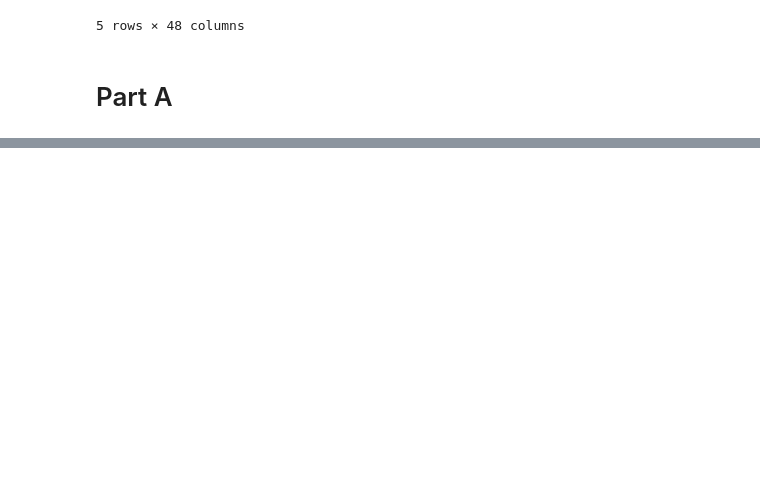
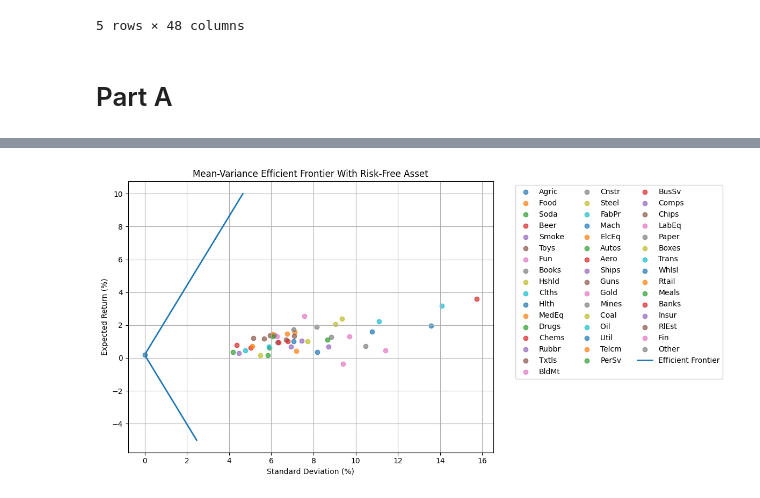
Before and after one commit to alessbressan/FINA60602A, a Jupyter notebook: ab_tp1.ipynb, the cells around one changed output, grey strips where cells are left out. Cells and saved outputs as stored; diff of their text form; code cells hidden in the pictures; blank space fills up the shorter version.

```diff
--- a/ab_tp1.ipynb
+++ b/ab_tp1.ipynb
@@ -97,0 +92,15 @@ plt.show()
+# %%
+# Question 2
+risk_free = pd.read_csv('data/F-F_Research_Data_Factors.CSV', skiprows=3, nrows=1181, index_col=0)
+risk_free.index = pd.to_datetime(risk_free.index, format='%Y%m')
+risk_free = risk_free[risk_free.index >= pd.Timestamp('2019-11-01')]
+
+# set `RF` to mean value for each period
+risk_free['RF'] = risk_free['RF'].mean().round(2)
+
+# subtract 'RF' from each industry return
+data_excess = data.sub(risk_free['RF'], axis=0)
+
+# concatenate 'RF' to data_excess
+data_excess = pd.concat([risk_free['RF'], data_excess], axis=1)
+data_excess.head()
@@ -97,0 +115,77 @@ plt.show()
+# %%
+# solve for optimal portfolio with risk free asset
+
+# calculate excess returns
+excess_returns = data_excess.mean().values
+cov_excess = data_excess.cov().values
+num_assets = len(excess_returns)
+R = 0.19
+
+expected_returns = np.linspace(-5, 10, 60)
+efficient_portfolios = []
+
+# define new objective function for risk free asset with excess returns
+def portfolio_variance_with_rf(weights, cov_excess):
+    return 0.5 * weights[1:].T @ cov_excess @ weights[1:]
+
+# define new return constraint for risk free asset with excess returns
+def constraint_portfolio_return_with_rf(weights, mu, excess_returns, R):
+    return excess_returns.T @ weights[1:] + R * weights[0] - mu
+
+# define new sum of weights constraint for risk free asset
+def constraint_sum_weights_with_rf(weights):
+    return np.sum(weights) - 1
+
+# find efficient frontier with risk free asset
+for mu in expected_returns:
+    # Constraints
+    constraints = [
+        {"type": "eq", "fun": constraint_sum_weights_with_rf},
+        {"type": "eq", "fun": lambda w, mu=mu: constraint_portfolio_return_with_rf(w, mu, excess_returns, R)},
+    ]
+
+    initial_weights = np.ones(num_assets + 1) / (num_assets + 1)
+
+    result = minimize(
+        portfolio_variance_with_rf,
+        initial_weights,
+        args=(cov_excess,),
+        method="SLSQP",
+        constraints=constraints,
+    )
+
+    if result.success:
+        weights = result.x
+        variance = portfolio_variance_with_rf(weights, cov_excess)
+        efficient_portfolios.append((mu, variance))
+
+# store efficient frontier in a dataframe
+efficient_df = pd.DataFrame(efficient_portfolios, columns=["Return", "Variance"])
+
+#plot efficient frontier
+plt.figure(figsize=(12, 6))
+
+for i, industry in enumerate(data.columns):
+    industry_return = excess_returns[i]
+    industry_std = np.sqrt(cov_excess[i, i])
+    plt.scatter(industry_std, industry_return, label=industry, alpha=0.7)
+
+
+# Plot the efficient frontier
+plt.plot(
+    np.sqrt(efficient_df["Variance"]),
+    efficient_df["Return"],
+    marker="",
+    label="Efficient Frontier",
+    linewidth=2
+)
+
+plt.title("Mean-Variance Efficient Frontier With Risk-Free Asset")
+plt.xlabel("Standard Deviation (%)")
+plt.ylabel("Expected Return (%)")
+plt.grid(True)
+plt.legend(bbox_to_anchor=(1.05, 1), loc='upper left', ncol=3)
+plt.tight_layout()
+plt.show()
+# %% [output]
+[figure, added]
```
Also changed, not shown: parts of 6 cells of this notebook.
